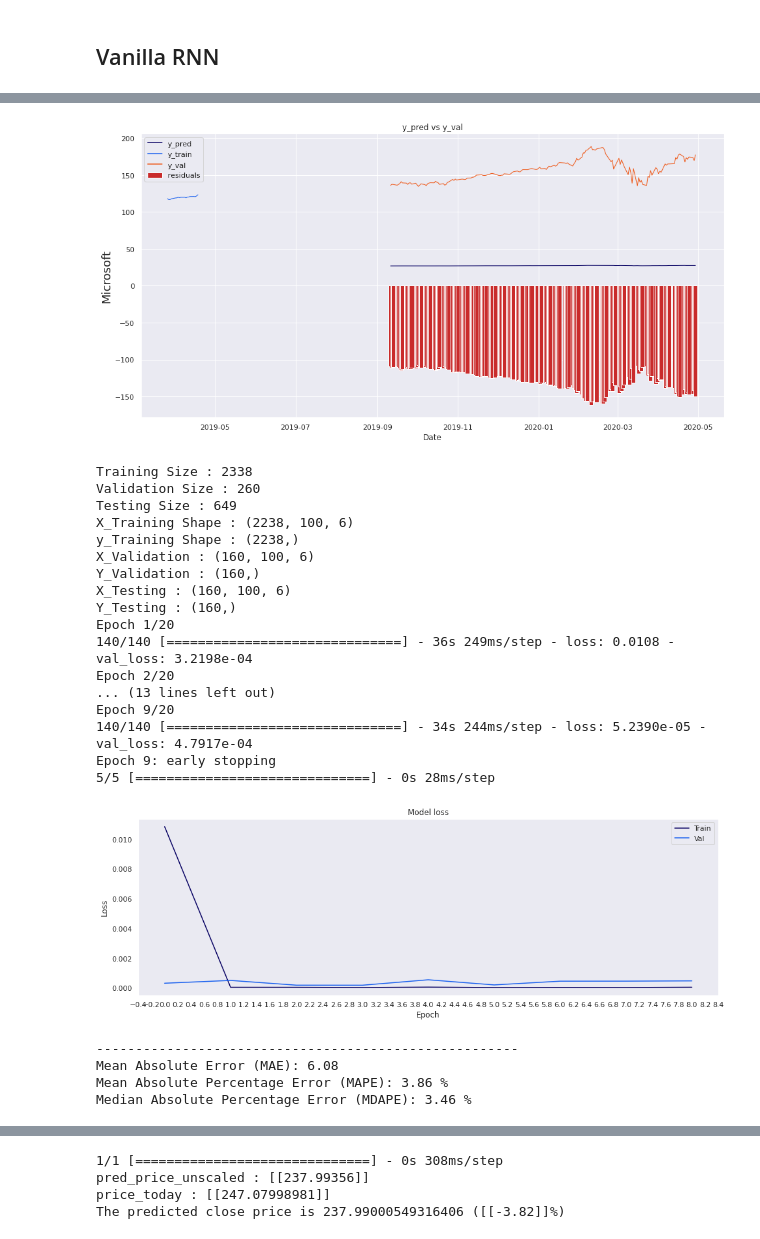
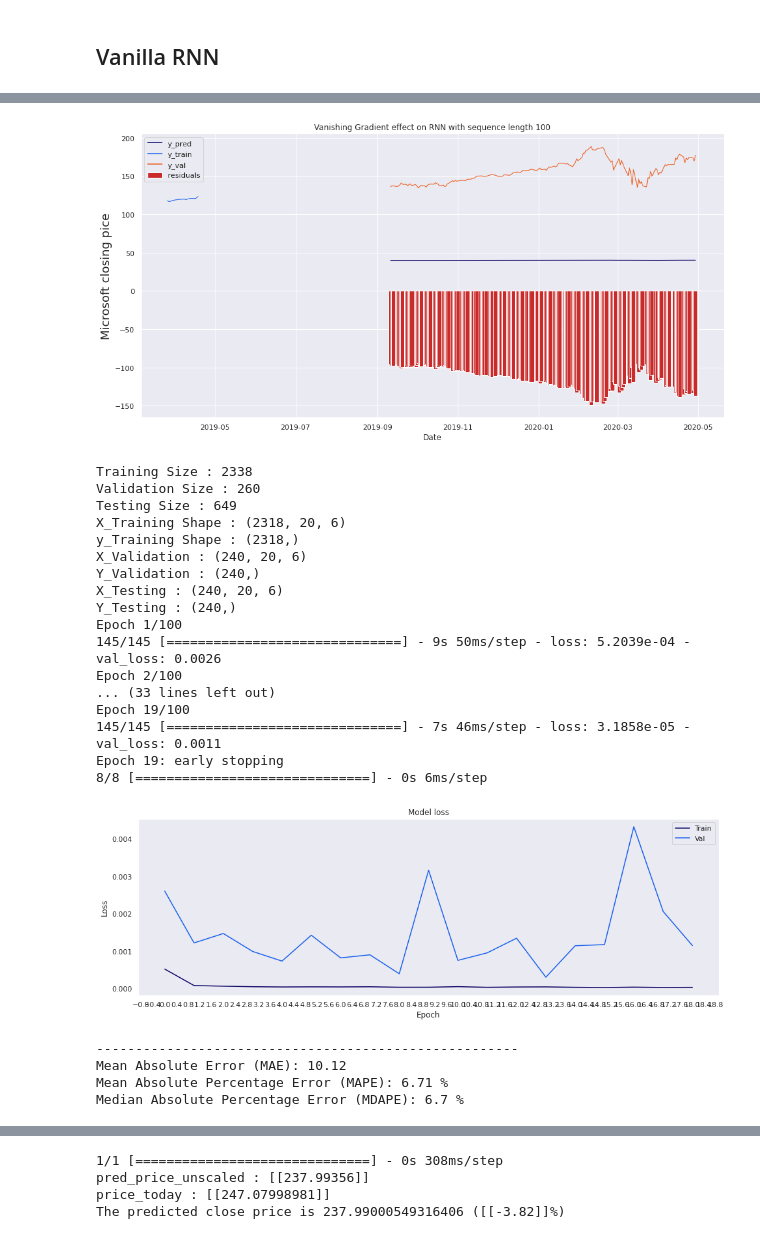
Before and after one commit to Anomaly1702/Ass3_Rnn, a Jupyter notebook: ASS3_RNN.ipynb, the cells around one changed output, grey strips where cells are left out. Drawn from its saved outputs; the diff is of its cells as text; code cells hidden in the pictures.

```diff
--- a/ASS3_RNN.ipynb
+++ b/ASS3_RNN.ipynb
@@ -254,6 +248,7 @@ class Basenet():
         self.sequence_length = sequence_length
         self.optimizer = None
         self.epoch = None
+        self.stopped_epoch = None
 
     def pre_processdata(self,filtered_df):
 
@@ -327,7 +322,7 @@ class Basenet():
         # Unscale the predicted values
         y_pred = scaler_pred.inverse_transform(y_pred_scaled)
         y_val_unscaled = scaler_pred.inverse_transform(y_val.reshape(-1, 1))
-
+        self.stopped_epoch = early_stop.stopped_epoch
         # # Plot training & validation loss values
         # self.plot_Loss (history)
 
@@ -337,8 +332,8 @@ class Basenet():
         fig, ax = plt.subplots(figsize=(16, 5), sharex=True)
         val_accuracies = history.history["loss"]
         train_accuracies = history.history["val_loss"]
-        plt.plot(np.arange(len(val_accuracies)), val_accuracies, label = "Validation Loss")
-        plt.plot(np.arange(len(train_accuracies)), train_accuracies, label = "Training Loss")
+        plt.plot(np.arange(len(self.stopped_epoch)), val_accuracies, label = "Validation Loss")
+        plt.plot(np.arange(len(self.stopped_epoch)), train_accuracies, label = "Training Loss")
         plt.title("Model loss")
         plt.ylabel("Loss")
         plt.xlabel("Epoch")
@@ -537,8 +541,8 @@ df_union_zoom = df_union[df_union.index > display_start_date]
 
 # Create the lineplot
 fig, ax1 = plt.subplots(figsize=(16, 8))
-plt.title("y_pred vs y_val")
-plt.ylabel("Microsoft", fontsize=18)
+plt.title("Vanishing Gradient effect on RNN with sequence length 100")
+plt.ylabel("Microsoft closing pice", fontsize=18)
 sns.set_palette(["#090364", "#1960EF", "#EF5919"])
 sns.lineplot(data=df_union_zoom[['y_pred', 'y_train', 'y_val']], linewidth=1.0, dashes=False, ax=ax1)
 
@@ -548,57 +552,56 @@ ax1.bar(height=df_union_zoom['residuals'].dropna(), x=df_union_zoom['residuals']
 plt.legend()
 plt.show()
 # %% [output]
-[figure, old version]
+[figure, new version]
 # %%
-optimizer = 'adam'
 lr=0.001
 batch_size = 16
-epochs = 20
+epochs = 100
 index_Close = 3
-sequence_length = 100
+sequence_length = 20
 
 vrnn = V_RNN_cls(index_Close,sequence_length)
 data_scaled,scaler_pred,df_Close,scaler = vrnn.pre_processdata(filtered_df)
 x_train,y_train,x_val,y_val,x_test,y_test = vrnn.split_data(data_scaled,.2)
 
 vrnn_model = vrnn.relu_VRNN_model(x_train,optimizer,lr)
 history,y_pred_scaled,y_pred,y_val_unscaled = vrnn.train(vrnn_model,epochs,x_train,y_train,x_val,y_val,scaler_pred,batch_size)
 
 # Plot training & validation loss values
 vrnn.plot_Loss (history)
 
 print("------------------------------------------------------")
 # Mean Absolute Error (MAE)
 MAE = mean_absolute_error(y_val_unscaled, y_pred)
 print(f'Mean Absolute Error (MAE): {np.round(MAE, 2)}')
 
 # Mean Absolute Percentage Error (MAPE)
 MAPE = np.mean((np.abs(np.subtract(y_val_unscaled, y_pred)/ y_val_unscaled))) * 100
 print(f'Mean Absolute Percentage Error (MAPE): {np.round(MAPE, 2)} %')
 
 # Median Absolute Percentage Error (MDAPE)
 MDAPE = np.median((np.abs(np.subtract(y_val_unscaled, y_pred)/ y_val_unscaled)) ) * 100
 print(f'Median Absolute Percentage Error (MDAPE): {np.round(MDAPE, 2)} %')
 # %% [output]
 Training Size : 2338
 Validation Size : 260
 Testing Size : 649
-X_Training Shape : (2238, 100, 6)
-y_Training Shape : (2238,)
-X_Validation : (160, 100, 6)
-Y_Validation : (160,)
-X_Testing : (160, 100, 6)
-Y_Testing : (160,)
-Epoch 1/20
-140/140 [==============================] - 36s 249ms/step - loss: 0.0108 - val_loss: 3.2198e-04
-Epoch 2/20
-... (13 lines left out)
-Epoch 9/20
-140/140 [==============================] - 34s 244ms/step - loss: 5.2390e-05 - val_loss: 4.7917e-04
-Epoch 9: early stopping
-5/5 [==============================] - 0s 28ms/step
+X_Training Shape : (2318, 20, 6)
+y_Training Shape : (2318,)
+X_Validation : (240, 20, 6)
+Y_Validation : (240,)
+X_Testing : (240, 20, 6)
+Y_Testing : (240,)
+Epoch 1/100
+145/145 [==============================] - 9s 50ms/step - loss: 5.2039e-04 - val_loss: 0.0026
+Epoch 2/100
+... (33 lines left out)
+Epoch 19/100
+145/145 [==============================] - 7s 46ms/step - loss: 3.1858e-05 - val_loss: 0.0011
+Epoch 19: early stopping
+8/8 [==============================] - 0s 6ms/step
-[figure, old version]
+[figure, new version]
 ------------------------------------------------------
-Mean Absolute Error (MAE): 6.08
-Mean Absolute Percentage Error (MAPE): 3.86 %
-Median Absolute Percentage Error (MDAPE): 3.46 %
+Mean Absolute Error (MAE): 10.12
+Mean Absolute Percentage Error (MAPE): 6.71 %
+Median Absolute Percentage Error (MDAPE): 6.7 %
```
Also changed, not shown: parts of 16 cells of this notebook.
